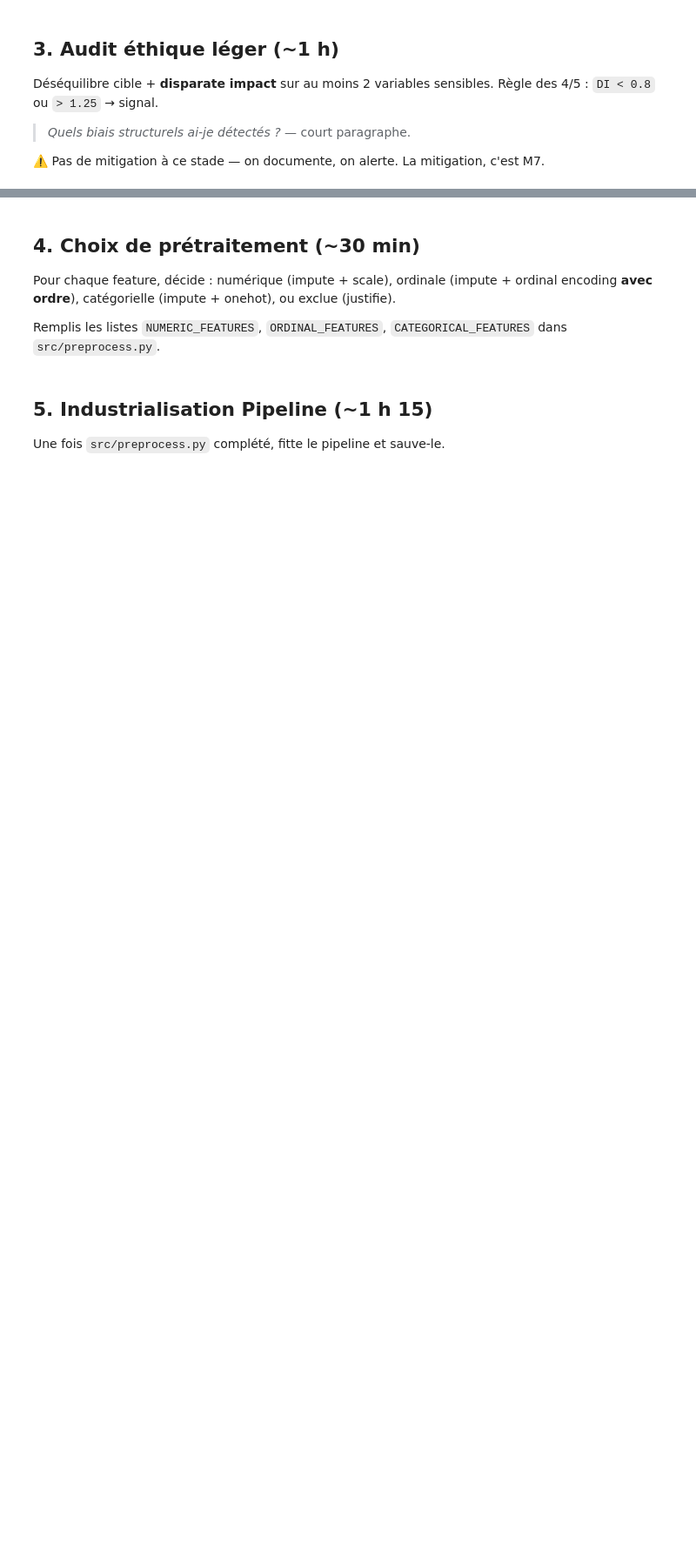
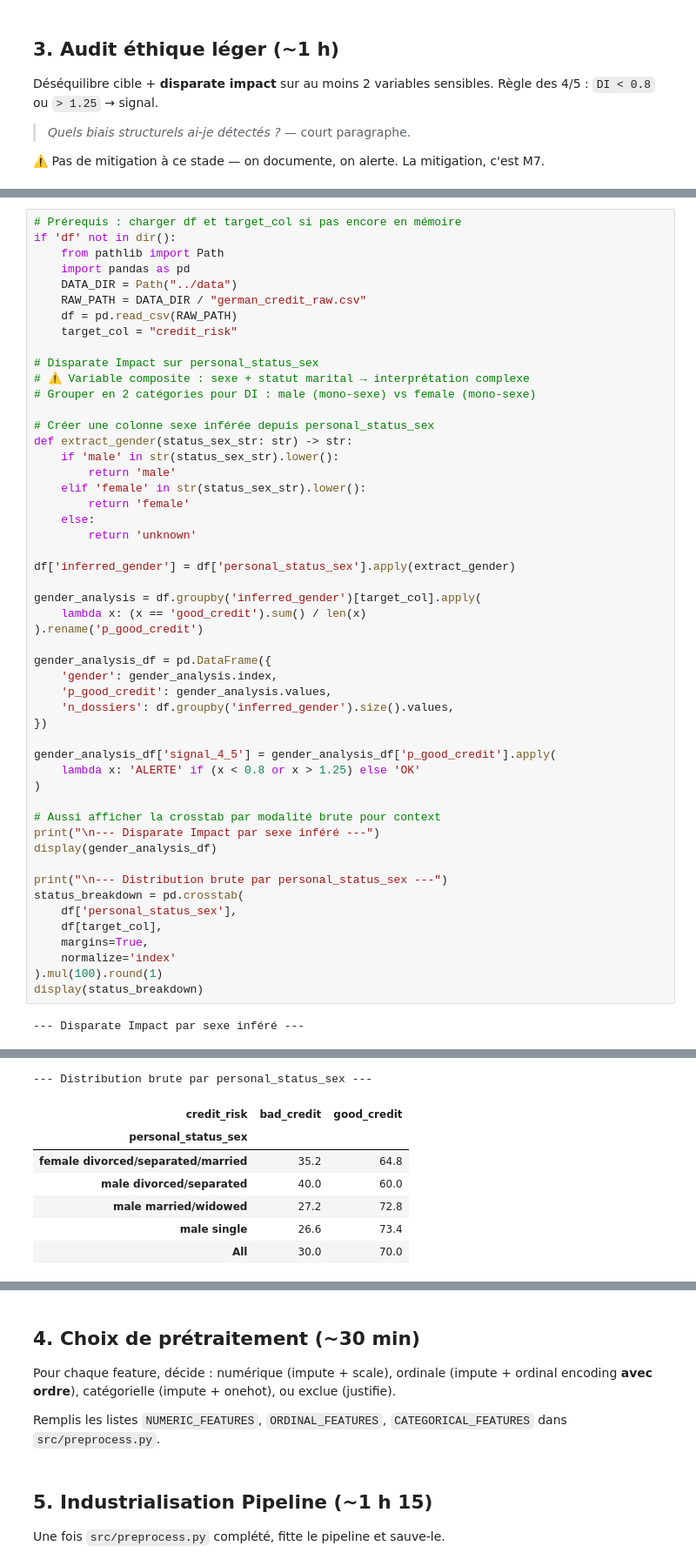
Before and after one commit to Franck-Beugnet/M2-B1-pipe-eckmuhl-franck, a Jupyter notebook: notebooks/M2-B1_template.ipynb, the cells around one changed output, grey strips where cells are left out. Shown at 87% size. Saved outputs shown, nothing was run; the diff lists cells and outputs as text; blank space fills up the shorter version.

```diff
--- a/notebooks/M2-B1_template.ipynb
+++ b/notebooks/M2-B1_template.ipynb
@@ -291,0 +324,53 @@ c'est M7.
+# %%
+# Prérequis : charger df et target_col si pas encore en mémoire
+if 'df' not in dir():
+    from pathlib import Path
+    import pandas as pd
+    DATA_DIR = Path("../data")
+    RAW_PATH = DATA_DIR / "german_credit_raw.csv"
+    df = pd.read_csv(RAW_PATH)
+    target_col = "credit_risk"
+
+# Disparate Impact sur personal_status_sex
+# ⚠️ Variable composite : sexe + statut marital → interprétation complexe
+# Grouper en 2 catégories pour DI : male (mono-sexe) vs female (mono-sexe)
+
+# Créer une colonne sexe inférée depuis personal_status_sex
+def extract_gender(status_sex_str: str) -> str:
+    if 'male' in str(status_sex_str).lower():
+        return 'male'
+    elif 'female' in str(status_sex_str).lower():
+        return 'female'
+    else:
+        return 'unknown'
+
+df['inferred_gender'] = df['personal_status_sex'].apply(extract_gender)
+
+gender_analysis = df.groupby('inferred_gender')[target_col].apply(
+    lambda x: (x == 'good_credit').sum() / len(x)
+).rename('p_good_credit')
+
+gender_analysis_df = pd.DataFrame({
+    'gender': gender_analysis.index,
+    'p_good_credit': gender_analysis.values,
+    'n_dossiers': df.groupby('inferred_gender').size().values,
+})
+
+gender_analysis_df['signal_4_5'] = gender_analysis_df['p_good_credit'].apply(
+    lambda x: 'ALERTE' if (x < 0.8 or x > 1.25) else 'OK'
+)
+
+# Aussi afficher la crosstab par modalité brute pour context
+print("\n--- Disparate Impact par sexe inféré ---")
+display(gender_analysis_df)
+
+print("\n--- Distribution brute par personal_status_sex ---")
+status_breakdown = pd.crosstab(
+    df['personal_status_sex'],
+    df[target_col],
+    margins=True,
+    normalize='index'
+).mul(100).round(1)
+display(status_breakdown)
+# %% [output]
+--- Disparate Impact par sexe inféré ---
@@ -291,0 +379,8 @@ c'est M7.
+--- Distribution brute par personal_status_sex ---
+| credit_risk | bad_credit | good_credit |
+| personal_status_sex |  |  |
+| female divorced/separated/married | 35.2 | 64.8 |
+| male divorced/separated | 40.0 | 60.0 |
+| male married/widowed | 27.2 | 72.8 |
+| male single | 26.6 | 73.4 |
+| All | 30.0 | 70.0 |
```
Also changed, not shown: parts of 8 cells of this notebook.
